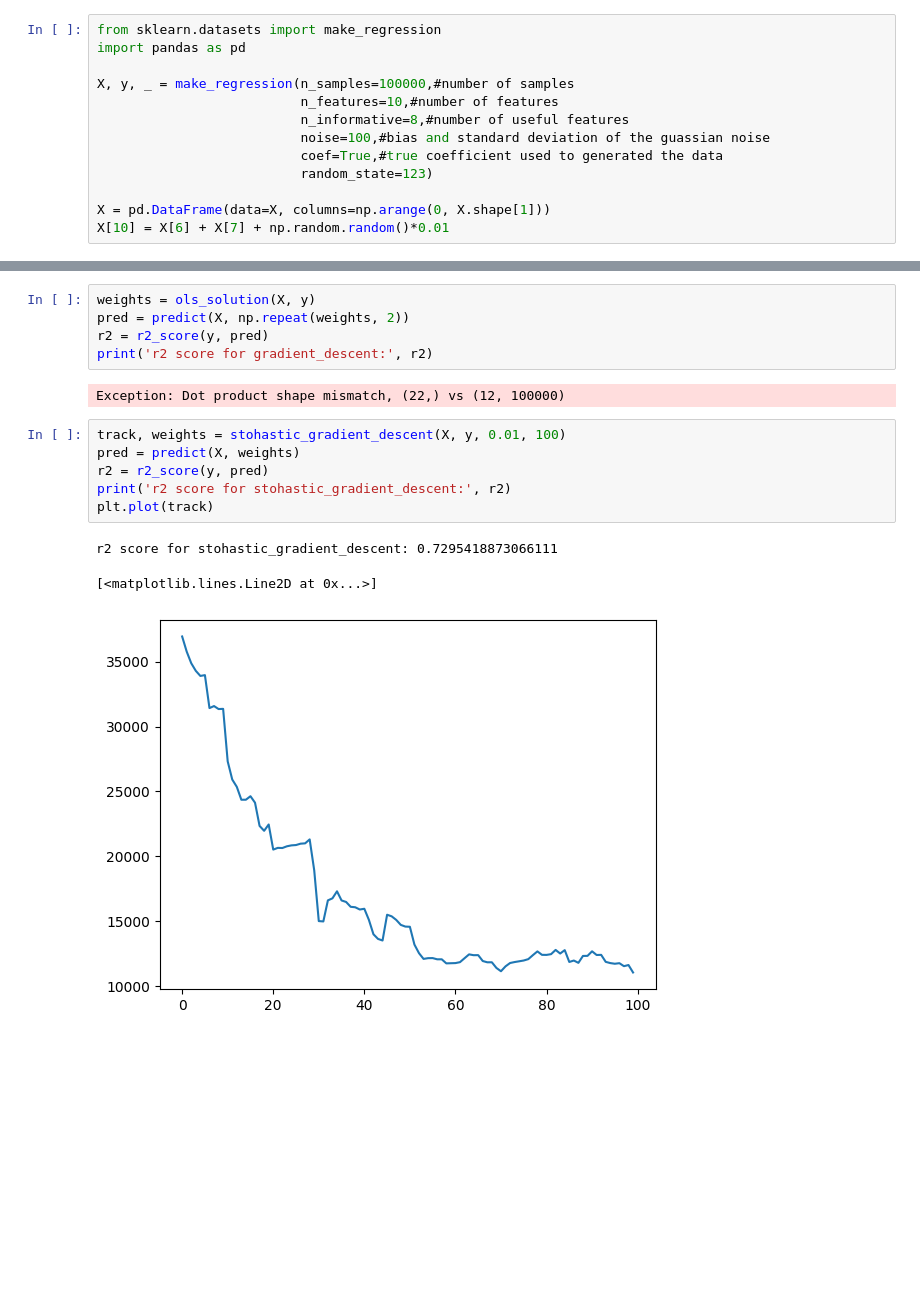
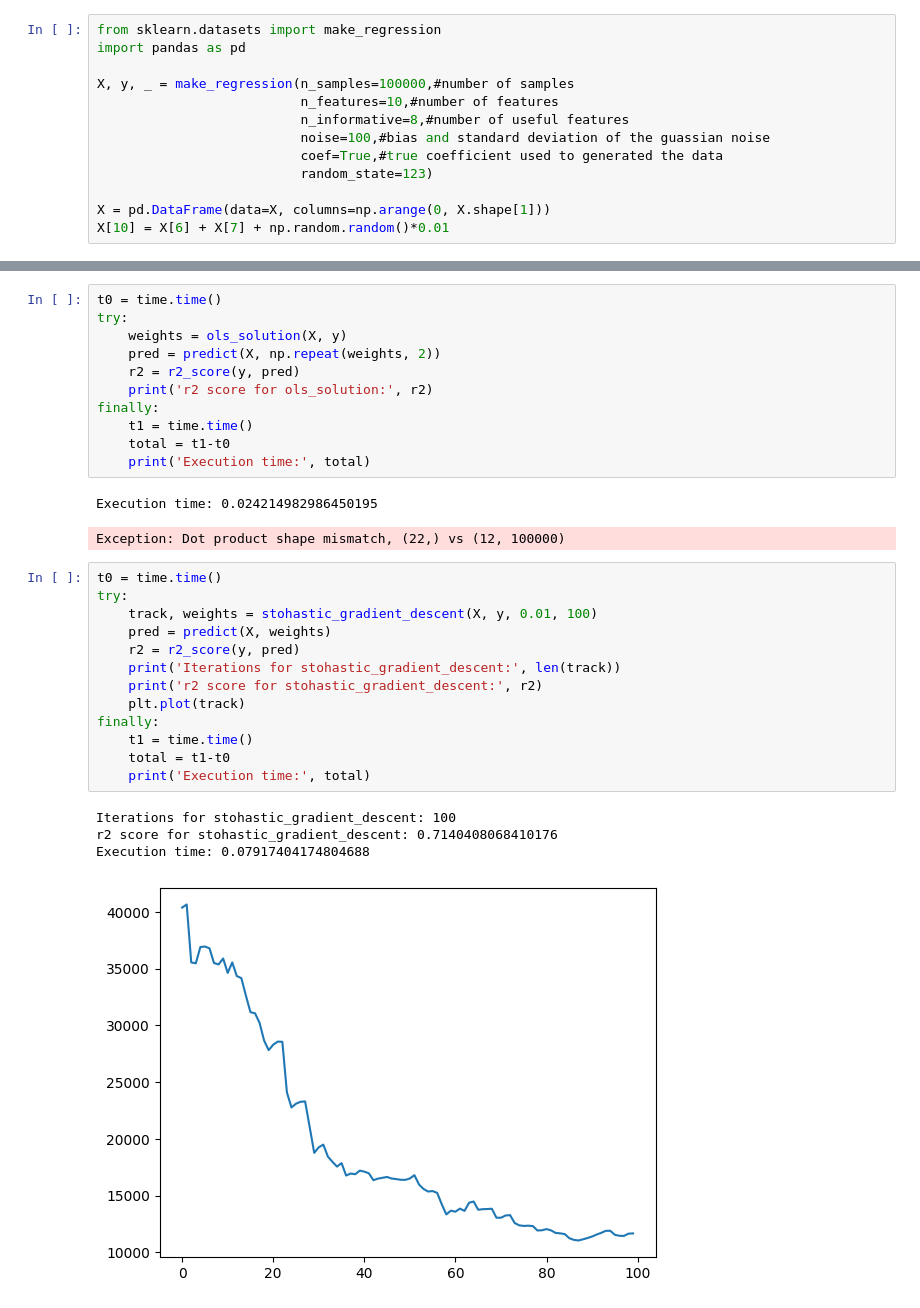
Before and after one commit to olegoid/MLDS_math_2022, a Jupyter notebook: Домашки/mlhs_math_practice_02.ipynb, the cells around one changed output, grey strips where cells are left out. Drawn from its saved outputs; the diff is of its cells as text; blank space fills up the shorter version.

```diff
--- a/Домашки/mlhs_math_practice_02.ipynb
+++ b/Домашки/mlhs_math_practice_02.ipynb
@@ -155,18 +163,33 @@ r2 score for gradient_descent: 0.7483404507855425
 [figure]
 # %%
-weights = ols_solution(X, y)
-pred = predict(X, np.repeat(weights, 2))
-r2 = r2_score(y, pred)
-print('r2 score for gradient_descent:', r2)
+t0 = time.time()
+try:
+    weights = ols_solution(X, y)
+    pred = predict(X, np.repeat(weights, 2))
+    r2 = r2_score(y, pred)
+    print('r2 score for ols_solution:', r2)
+finally:
+    t1 = time.time()
+    total = t1-t0
+    print('Execution time:', total)
 # %% [output]
-Exception: Dot product shape mismatch, (22,) vs (12, 100000)
+Execution time: 0.024214982986450195
+Exception: Dot product shape mismatch, (22,) vs (12, 100000)
 # %%
-track, weights = stohastic_gradient_descent(X, y, 0.01, 100)
-pred = predict(X, weights)
-r2 = r2_score(y, pred)
-print('r2 score for stohastic_gradient_descent:', r2)
-plt.plot(track)
+t0 = time.time()
+try:
+    track, weights = stohastic_gradient_descent(X, y, 0.01, 100)
+    pred = predict(X, weights)
+    r2 = r2_score(y, pred)
+    print('Iterations for stohastic_gradient_descent:', len(track))
+    print('r2 score for stohastic_gradient_descent:', r2)
+    plt.plot(track)
+finally:
+    t1 = time.time()
+    total = t1-t0
+    print('Execution time:', total)
 # %% [output]
-r2 score for stohastic_gradient_descent: 0.7295418873066111
+Iterations for stohastic_gradient_descent: 100
+r2 score for stohastic_gradient_descent: 0.7140408068410176
+Execution time: 0.07917404174804688
-[<matplotlib.lines.Line2D at 0x...>]
-[figure, old version]
+[figure, new version]
```
Also changed, not shown: parts of 3 cells of this notebook.
